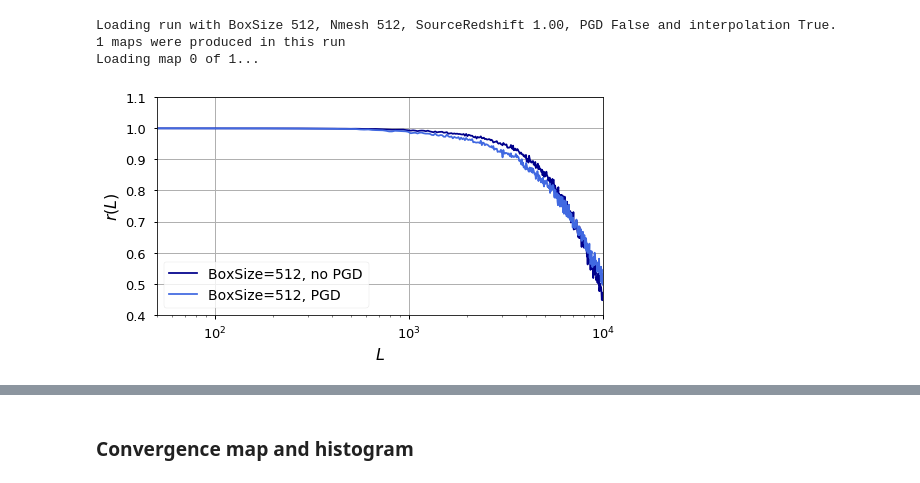
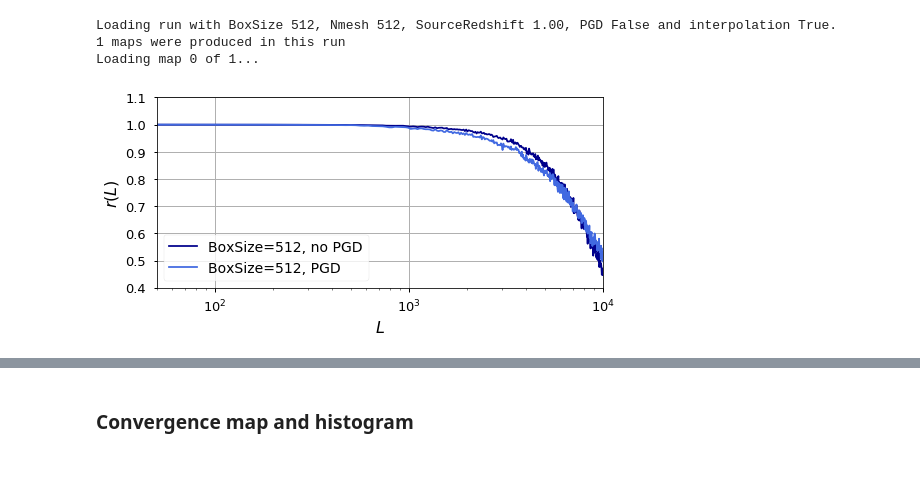
Before and after one commit to VMBoehm/MADLens, a Jupyter notebook: notebooks/PlotResults-publications.ipynb, the cells around one changed output, grey strips where cells are left out. Drawn from its saved outputs; the diff is of its cells as text; code cells hidden in the pictures.

```diff
--- a/notebooks/PlotResults-publications.ipynb
+++ b/notebooks/PlotResults-publications.ipynb
@@ -320,27 +320,27 @@ Loading map 0 of 1...
 # %%
 cross_power = FFTPower(first=map_highres,second=comp_map, mode='1d').power
 cross_power2 = FFTPower(first=map_highres,second=comp_map_noPGD, mode='1d').power
 power1 = FFTPower(first=comp_map,second=comp_map, mode='1d').power
 power2 = FFTPower(first=map_highres,second=map_highres, mode='1d').power
 power3 = FFTPower(first=comp_map_noPGD,second=comp_map_noPGD, mode='1d').power
 # comparison with no PGD
 # cross_power_05 = FFTPower(first=map_highres_05,second=comp_map_05, mode='1d').power
 # power1_05 = FFTPower(first=comp_map_05,second=comp_map_05, mode='1d').power
 # power2_05 = FFTPower(first=map_highres_05,second=map_highres_05, mode='1d').power
 
-plt.figure(figsize=(8,4))
+plt.figure(figsize=(8,3.5))
 plt.plot(cross_power['k'],abs(cross_power2['power'])/abs(np.sqrt(power3['power']*power2['power'])),color='darkblue', label='BoxSize=512, no PGD')
 plt.semilogx(cross_power['k'],abs(cross_power['power'])/abs(np.sqrt(power1['power']*power2['power'])),color='royalblue', label='BoxSize=512, PGD')
 plt.xlabel('$L$',fontsize=16)
 plt.ylabel('$r(L)$',fontsize=16)
 plt.xlim(50,1e4)
 plt.ylim(0.4,1.1)
 plt.legend(fontsize=14)
 plt.grid()
 plt.savefig(os.path.join(PLOTPATH,'cross_corr.pdf'),bbox_inches='tight')
 plt.show()
 # %% [output]
-[figure, old version]
+[figure, new version]
 # %%
 plt.figure(figsize=(8,4))
 l= cross_power['k']
```
Also changed, not shown: parts of 1 cell of this notebook, 5 other files.
